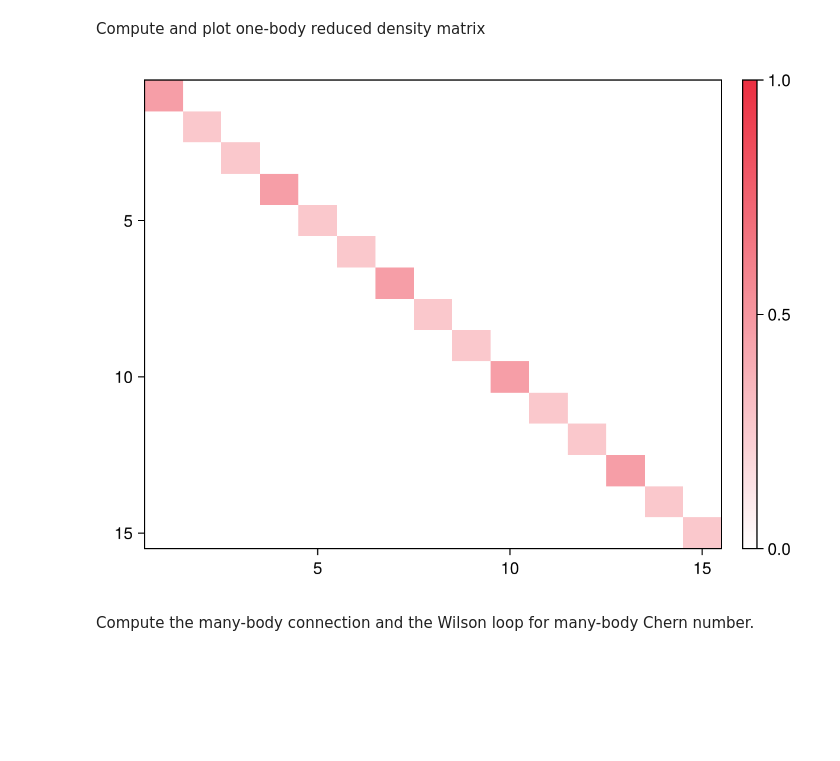
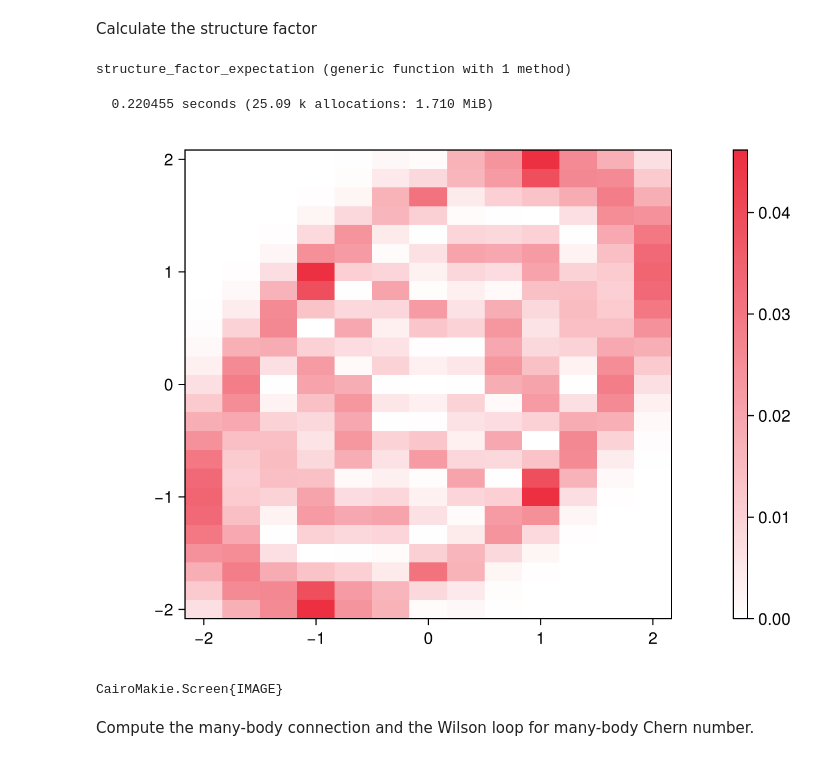
Before and after one commit to Zou-Bo/MomentumED.jl, a Jupyter notebook: examples/discrete symmetry breaking/1.CDW.ipynb, the cells around one changed output. Drawn from its saved outputs; the diff is of its cells as text; code cells hidden in the pictures; blank space fills up the shorter version.

```diff
--- a/examples/discrete symmetry breaking/1.CDW.ipynb
+++ b/examples/discrete symmetry breaking/1.CDW.ipynb
@@ -111,18 +68,2 @@ Ne = 9          # N electrons for this system
-# %%
-# Define 6×5 k-mesh (Nk=30) for accurate Laughlin state calculation
-# Note: This setup needs more time and memory
-# Note: 32GB memory is recommended
-
-#=
-
-k_list = [0 1 2 3 4 5 0 1 2 3 4 5 0 1 2 3 4 5 0 1 2 3 4 5 0 1 2 3 4 5;
-          0 0 0 0 0 0 1 1 1 1 1 1 2 2 2 2 2 2 3 3 3 3 3 3 4 4 4 4 4 4]
-
-# System parameters
-Nk = 30         # Total number of k-points
-Gk = (6, 5)      # Grid dimensions (G1_direction, G2_direction)
-Ne = 10         # N electrons for this system
-
-=#
 # %%
 # Set up component parameters: (layer, level, Chern number, pseudospin)
@@ -223,17 +172,50 @@ total momentum: 0  0
-# %% [markdown]
-Compute and plot one-body reduced density matrix
+# %% [markdown]
+Calculate the structure factor
+# %%
+NG = 2
+index_shift = NG .* Gk .+ 1
+densities = MBOperator[density_operator(q1, q2;
+        para = para, form_factor = true)
+    for q1 in -NG*Gk[1]:NG*Gk[1], q2 in -NG*Gk[2]:NG*Gk[2]
+];
+# %%
+function structure_factor_expectation(myvec)
+    structure_factor = similar(densities, ComplexF64)
+    for q1 in -NG*Gk[1]:NG*Gk[1], q2 in -NG*Gk[2]:NG*Gk[2]
+        structure_factor[index_shift[1]+q1, index_shift[2]+q2] =
+            ED_bracket_threaded(myvec,
+                densities[index_shift[1]-q1, index_shift[2]-q2],
+                densities[index_shift[1]+q1, index_shift[2]+q2], myvec
+            )
+        if mod(q1, Gk[1]) == 0 && mod(q2, Gk[2])== 0
+            structure_factor[index_shift[1]+q1, index_shift[2]+q2] -=
+                ED_bracket_threaded(myvec, densities[index_shift[1]-q1, index_shift[2]-q2], myvec) *
+                ED_bracket_threaded(myvec, densities[index_shift[1]+q1, index_shift[2]+q2], myvec)
+        end
+    end
+    structure_factor ./= Nk
+end
+# %% [output]
+structure_factor_expectation (generic function with 1 method)
+# %%
+sn = 4
+@time str_fac = structure_factor_expectation(vectors[sn][1]);
+# %% [output]
+  0.220455 seconds (25.09 k allocations: 1.710 MiB)
 # %%
-# plot the one-body reduced density matrix of the ground eigenstate in the first block
-rdm = ED_onebody_rdm(blocks[bn], vectors[bn][1])
-
-fig = Figure();
-ax = Axis(fig[1, 1]; yreversed = true)
-hm = heatmap!(ax, abs.(rdm); colorrange = (0,1),
-    colormap = range(Makie.Colors.colorant"white", stop=Makie.Colors.colorant"#ec2f41", length=15)
-)
-Colorbar(fig[1, 2], hm)
-fig
+let structure_factor = str_fac
+    fig = Figure();
+    ax = Axis(fig[1,1]; aspect = DataAspect())
+    hm = heatmap!(ax, (-NG*Gk[1]:NG*Gk[1])./Gk[1], (-NG*Gk[2]:NG*Gk[2])./Gk[2],
+        real.(structure_factor);
+        colorrange = (0.0, maximum(real.(structure_factor))),
+        colormap = range(Makie.Colors.colorant"white", stop=Makie.Colors.colorant"#ec2f41", length=15)
+    )
+    Colorbar(fig[1, 2], hm)
+    display(fig)
+end
 # %% [output]
-[figure, old version]
+[figure, new version]
+CairoMakie.Screen{IMAGE}
 # %% [markdown]
 Compute the many-body connection and the Wilson loop for many-body Chern number.
```
Also changed, not shown: parts of 18 cells of this notebook, 6 other files.
